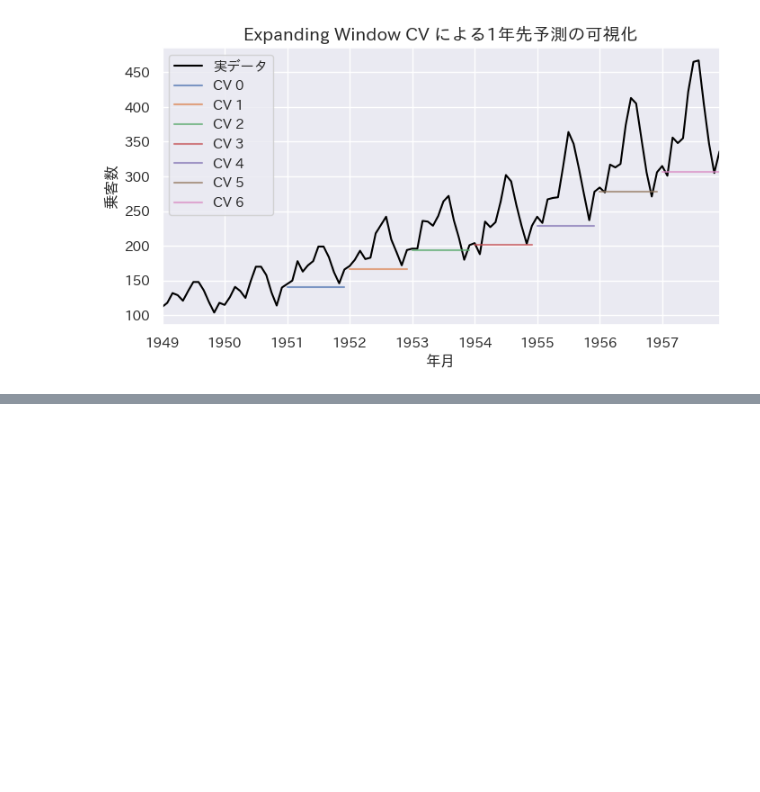
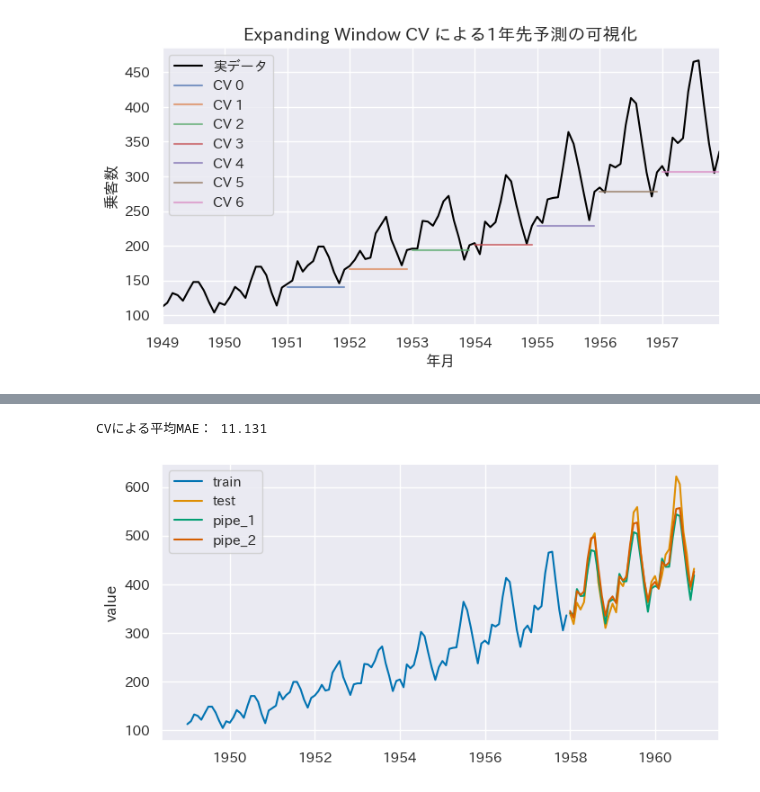
Before and after one commit to maton369/Python_Time_Series_Intro, a Jupyter notebook: 3-3-sktimeの使い方.ipynb, the cells around one changed output, grey strips where cells are left out. Cells and saved outputs as stored; diff of their text form; code cells hidden in the pictures; blank space fills up the shorter version.

Commit message:
feat: パイプラインの利用

```diff
--- a/3-3-sktimeの使い方.ipynb
+++ b/3-3-sktimeの使い方.ipynb
@@ -481,0 +663,63 @@ Text(0, 0.5, '乗客数')
+# %%
+# ==========================================================
+# クロスバリデーションによる予測性能の検証（MAE平均）
+# ==========================================================
+
+# ExpandingWindowSplitter(cv) を用いて時系列CVを実行。
+# 各ステップで「12時点先予測」を行い、
+# 差分 + 季節ナイーブ予測モデル（pipe_forecaster_2）の汎化性能を評価。
+
+mean_cv_mae = (
+    evaluate(
+        forecaster=pipe_forecaster_2,  # モデル（パイプライン）
+        cv=cv,  # クロスバリデーション設定（12ステップずつ拡張）
+        y=train,  # 訓練データ
+        scoring=MeanAbsoluteError(),  # 評価指標（平均絶対誤差）
+    )
+    .iloc[:, 0]
+    .mean()  # 各foldのMAEの平均を算出
+)
+
+print("CVによる平均MAE：", round(mean_cv_mae, 3))
+
+# ----------------------------------------------------------
+# 📘 解説：
+# ・ExpandingWindowSplitterにより、時間の経過とともに訓練データを拡大し、
+#   常に「過去 → 未来」の順序を守って評価できる。
+# ・iloc[:, 0].mean() は、各分割（fold）のMAEを平均した値。
+#   これが時系列CVでのモデル安定性・予測精度の代表値となる。
+# ==========================================================
+# %% [output]
+CVによる平均MAE： 11.131
+# %%
+# ==========================================================
+# 予測結果の可視化
+# ==========================================================
+# sktime の plot_series() を利用して、
+# 訓練データ・テストデータ・2種類のモデルの予測結果を
+# 1つの折れ線グラフ上に描画する。
+# ----------------------------------------------------------
+
+fig, ax = plot_series(
+    train,
+    test,  # 訓練データ・テストデータ
+    pipe_pred_1,
+    pipe_pred_2,  # 2つのパイプラインモデルの予測値
+    labels=["train", "test", "pipe_1", "pipe_2"],  # 凡例の設定
+    markers=np.tile("", 4),  # マーカーを非表示にする（折れ線のみ）
+)
+
+# グラフのサイズを指定
+fig.set_size_inches(8, 4)
+
+# ----------------------------------------------------------
+# 📘 解説：
+# ・`pipe_1`：季節調整 + トレンド除去 + ナイーブ予測 のモデル
+# ・`pipe_2`：差分化 + 季節ナイーブ予測 のモデル
+#
+# これにより、どちらの前処理・モデル構成が
+# テスト期間においてより実データに近い挙動を示すか
+# 直感的に比較できる。
+# ==========================================================
+# %% [output]
+[figure, added]
```
Also changed, not shown: parts of 4 cells of this notebook.
